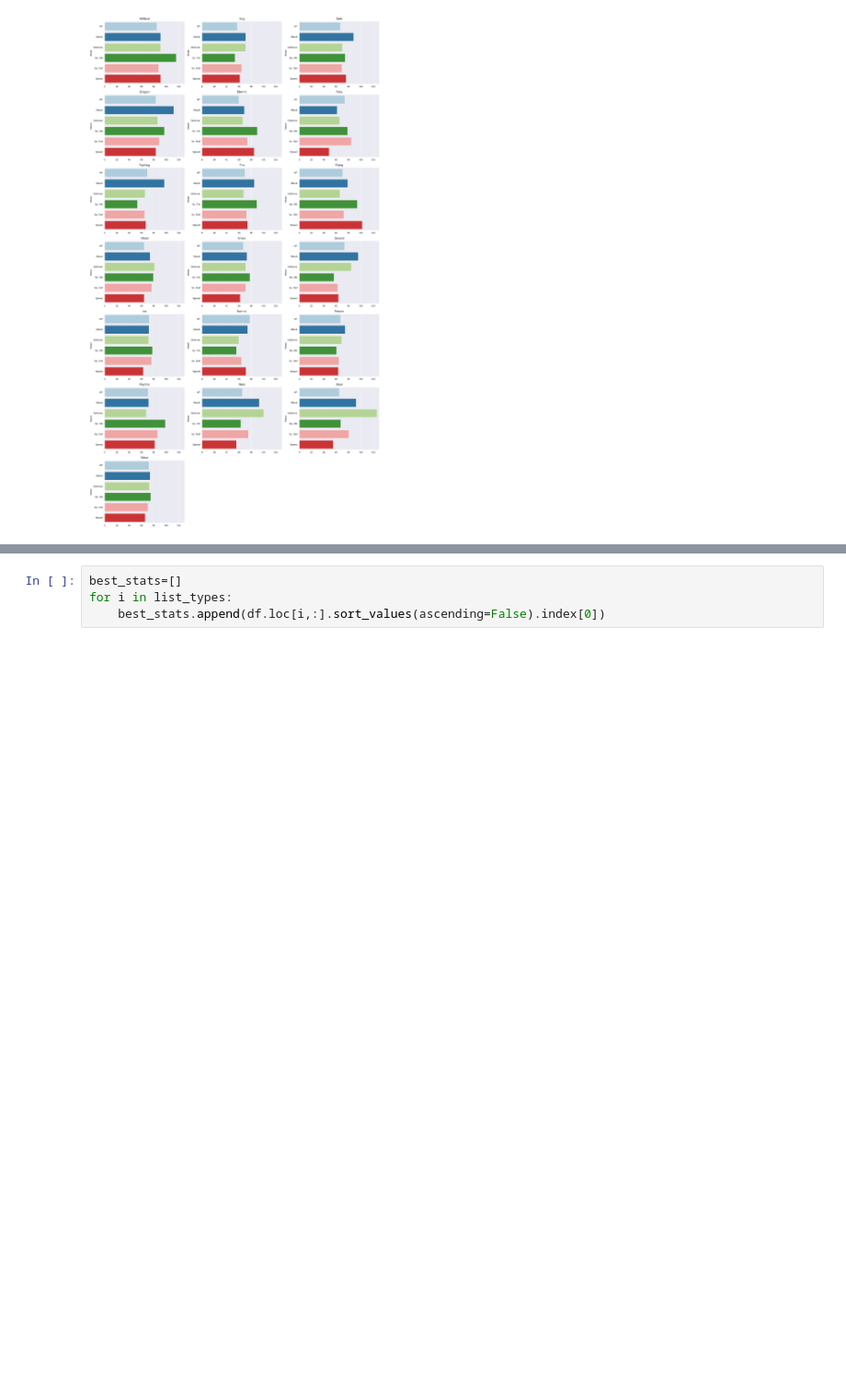
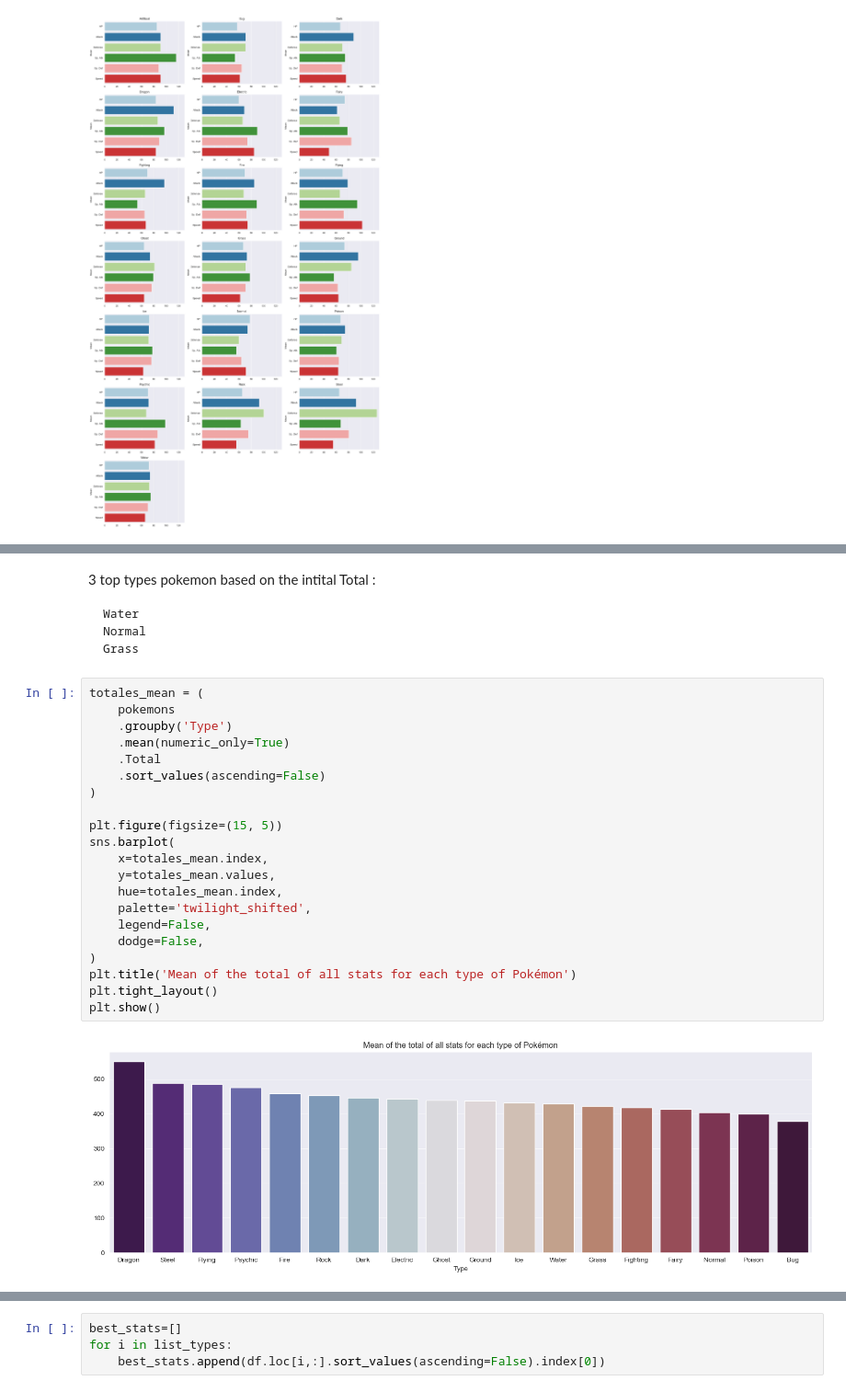
Before and after one commit to Jon-ram/ECBD_9B_PRACTICAS_230410, a Jupyter notebook: practica_05/Practica5.ipynb, the cells around one changed output, grey strips where cells are left out. Shown at 92% size. Cells and saved outputs as stored; diff of their text form; blank space fills up the shorter version.

```diff
--- a/practica_05/Practica5.ipynb
+++ b/practica_05/Practica5.ipynb
@@ -983,0 +1001,31 @@ plt.show()
+# %% [markdown]
+
+
+3 top types pokemon based on the intital Total :
+
+    Water
+    Normal
+    Grass
+# %%
+totales_mean = (
+    pokemons
+    .groupby('Type')
+    .mean(numeric_only=True)
+    .Total
+    .sort_values(ascending=False)
+)
+
+plt.figure(figsize=(15, 5))
+sns.barplot(
+    x=totales_mean.index,
+    y=totales_mean.values,
+    hue=totales_mean.index,
+    palette='twilight_shifted',
+    legend=False,
+    dodge=False,
+)
+plt.title('Mean of the total of all stats for each type of Pokémon')
+plt.tight_layout()
+plt.show()
+# %% [output]
+[figure, added]
```
Also changed, not shown: parts of 2 cells of this notebook.
